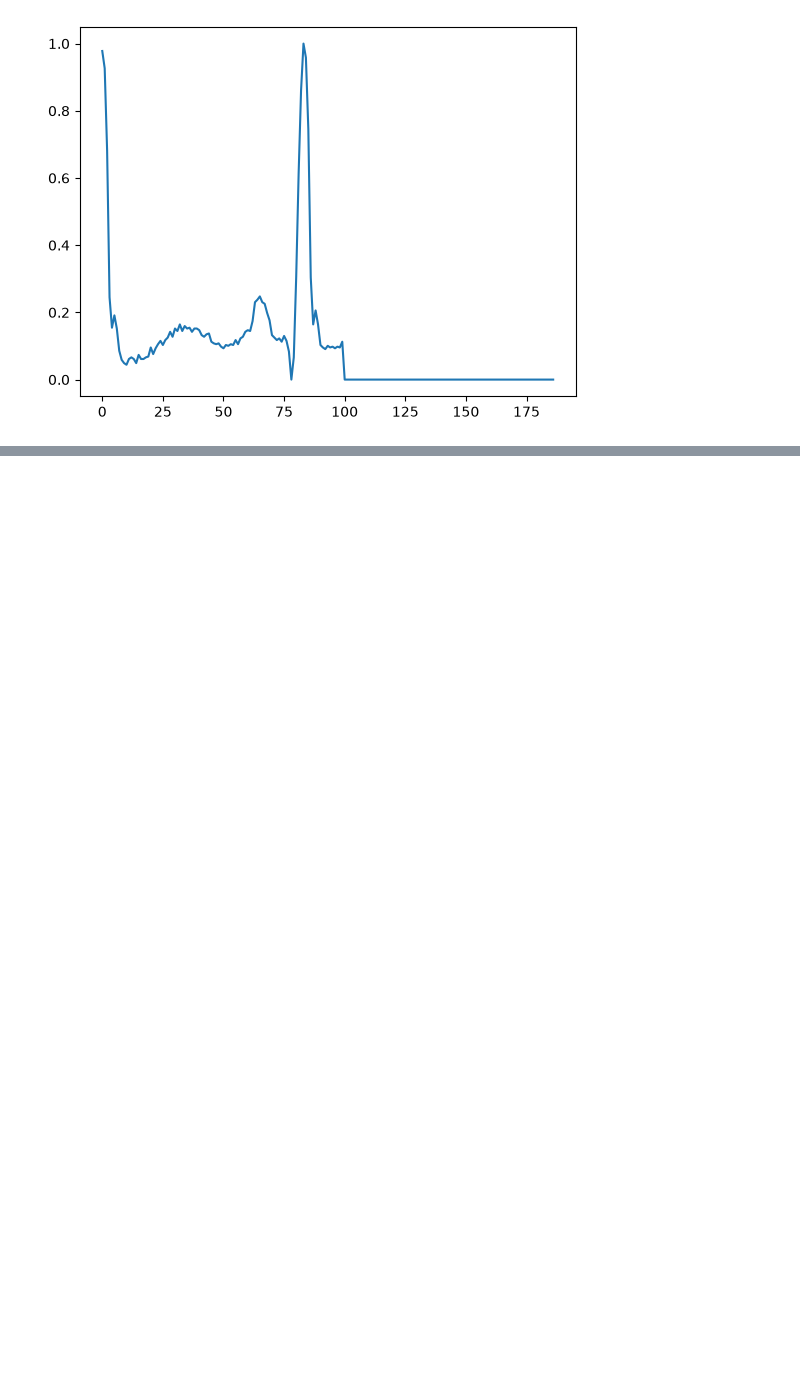
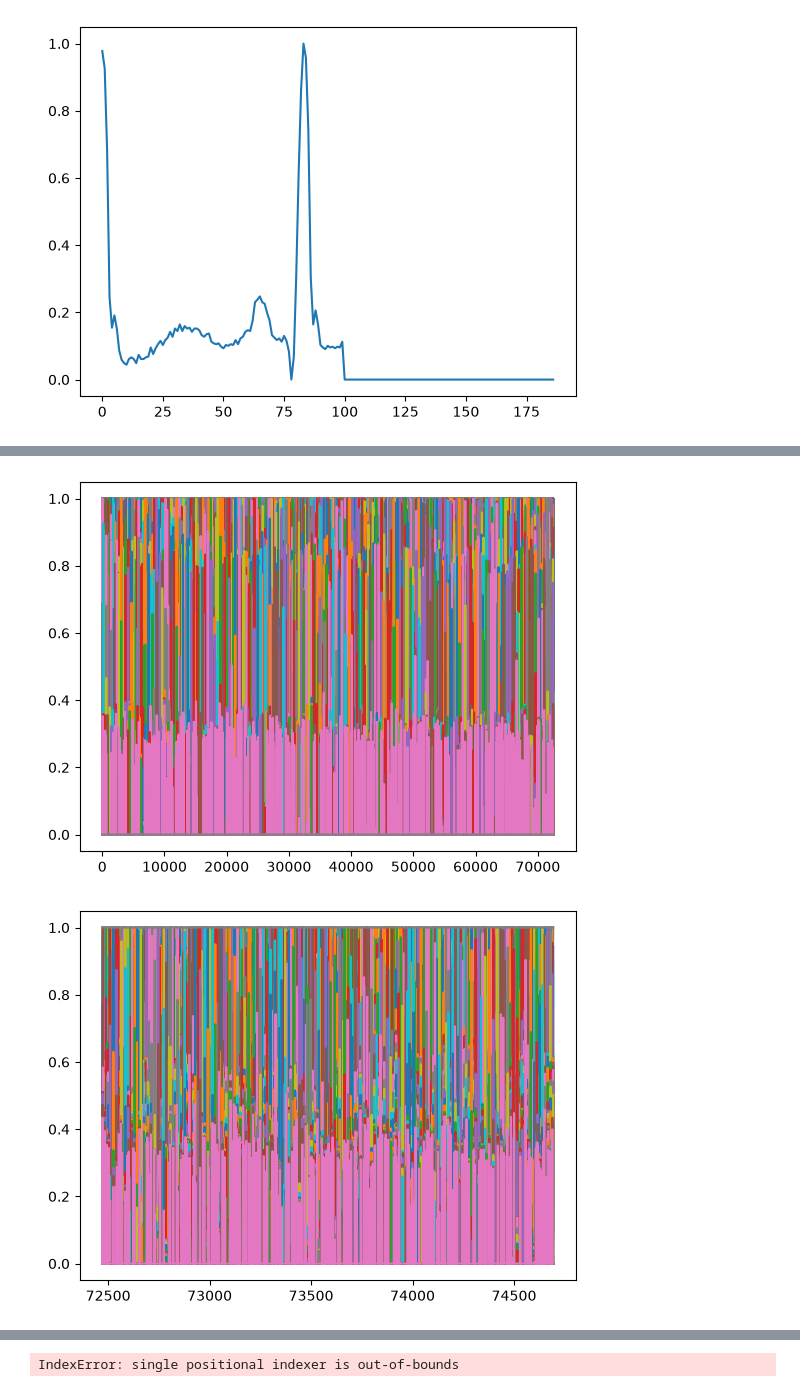
Before and after one commit to josedyanez/ecg-arrhythmia-classifier, a Jupyter notebook: notebooks/01_exploration.ipynb, the cells around one changed output, grey strips where cells are left out. Drawn from its saved outputs; the diff is of its cells as text; code cells hidden in the pictures; blank space fills up the shorter version.

```diff
--- a/notebooks/01_exploration.ipynb
+++ b/notebooks/01_exploration.ipynb
@@ -41,0 +57,11 @@ plt.show()
+# %%
+name = {0: "Normal", 1: "Supraventricular", 2: "Ventricular", 3: "Fusion", 4: "Unknown"}
+for heartbeat_class in [0,1,2,3,4,5]:
+    heartbeat=train[train[187]==heartbeat_class]
+    one=heartbeat.iloc[0,0:187]
+    label=plt.plot(heartbeat,label=name[heartbeat_class])
+    plt.show()
+    #i gotta fix this code
+# %% [output]
+[figure, added]
+[figure, added]
@@ -41,0 +71 @@ plt.show()
+IndexError: single positional indexer is out-of-bounds
```
Also changed, not shown: parts of 5 cells of this notebook.
